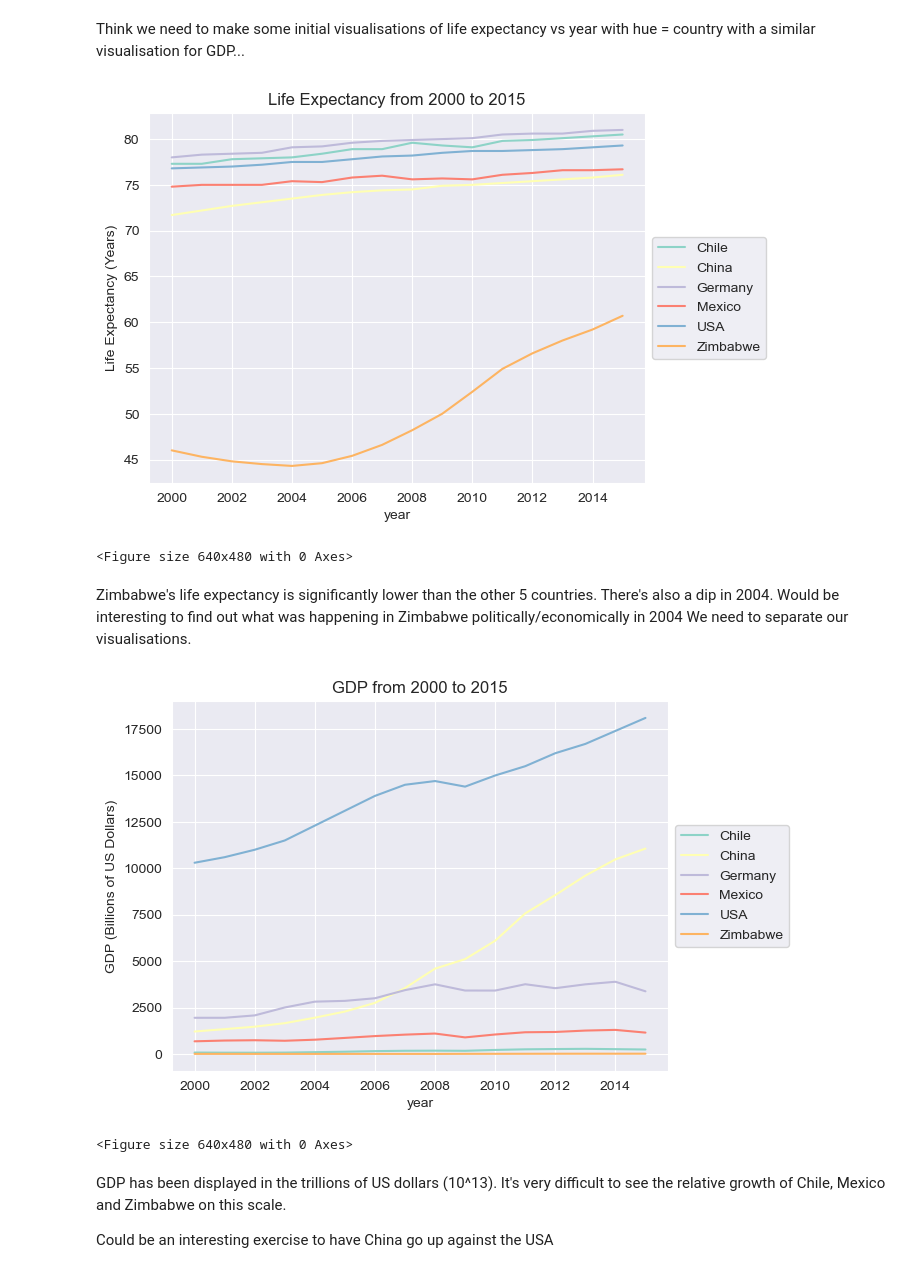
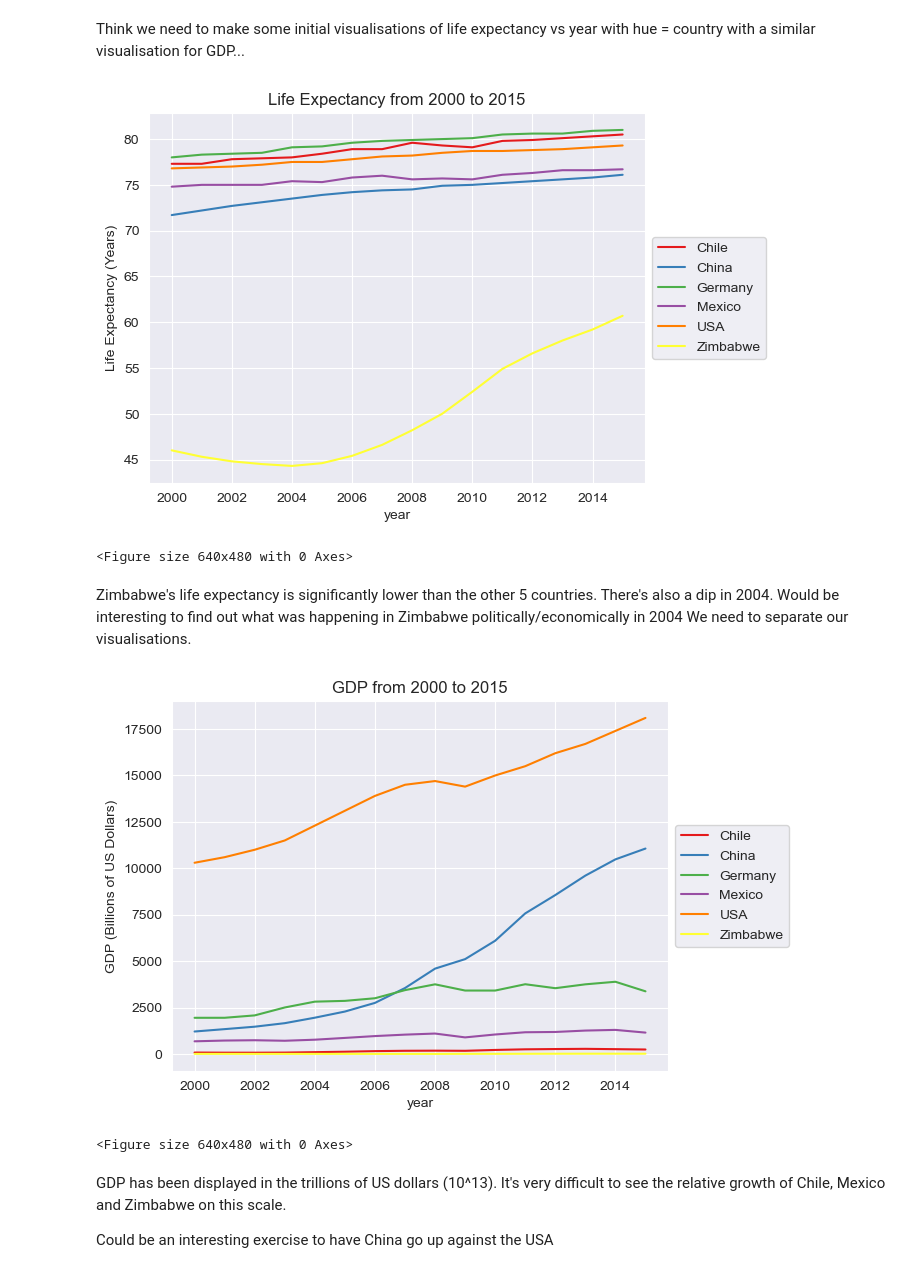
Before and after one commit to pineapple-bois/Life-Expectancy-and-GDP, a Jupyter notebook: life_expectancy_gdp.ipynb, the cells around one changed output. Saved outputs shown, nothing was run; the diff lists cells and outputs as text; code cells hidden in the pictures.

```diff
--- a/life_expectancy_gdp.ipynb
+++ b/life_expectancy_gdp.ipynb
@@ -63,22 +63,22 @@ New Columns:
 # %% [markdown]
 Think we need to make some initial visualisations of life expectancy vs year with hue = country with a similar visualisation for GDP...
 # %%
-sns.set_palette("Set3", 6)
+sns.set_palette("Set1", 6)
 sns.lineplot(x="year", y="life_expectancy", hue="country", data=who_data,)
 plt.title("Life Expectancy from 2000 to 2015")
 plt.ylabel("Life Expectancy (Years)")
 plt.legend(loc='center left', bbox_to_anchor=(1, 0.5), ncol=1)
 plt.show()
 plt.clf()
 # %% [output]
-[figure, old version]
+[figure, new version]
 <Figure size 640x480 with 0 Axes>
 # %% [markdown]
 Zimbabwe's life expectancy is significantly lower than the other 5 countries.
 There's also a dip in 2004. Would be interesting to find out what was happening in Zimbabwe politically/economically in 2004
 We need to separate our visualisations.
 # %%
-sns.set_palette("Set3", 6)
+sns.set_palette("Set1", 6)
 sns.lineplot(x="year", y="gdp_billions_usd", hue="country", data=who_data)
 plt.title("GDP from 2000 to 2015")
 plt.ylabel("GDP (Billions of US Dollars)")
@@ -86,7 +86,7 @@ plt.legend(loc='center left', bbox_to_anchor=(1, 0.5), ncol=1)
 plt.show()
 plt.clf()
 # %% [output]
-[figure, old version]
+[figure, new version]
 <Figure size 640x480 with 0 Axes>
 # %% [markdown]
 GDP has been displayed in the trillions of US dollars (10^13).
```
Also changed, not shown: parts of 9 cells of this notebook.
